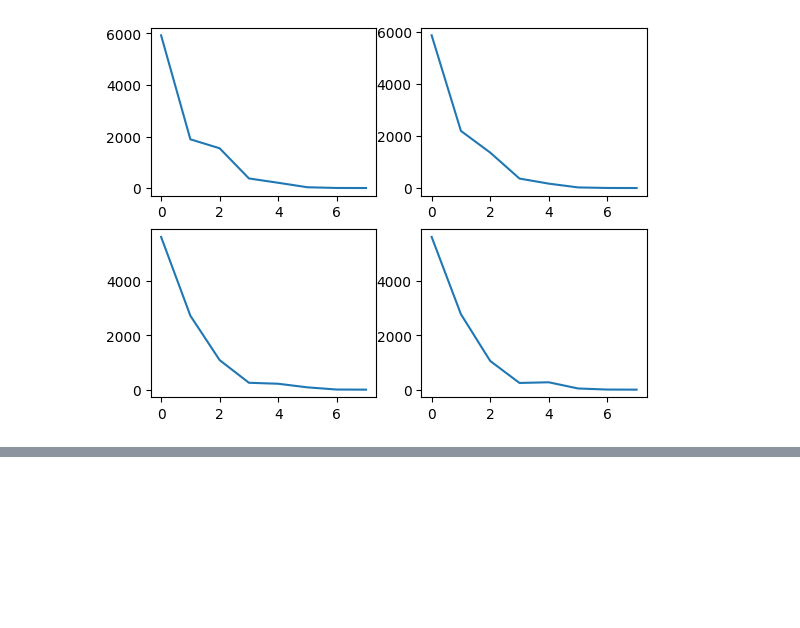
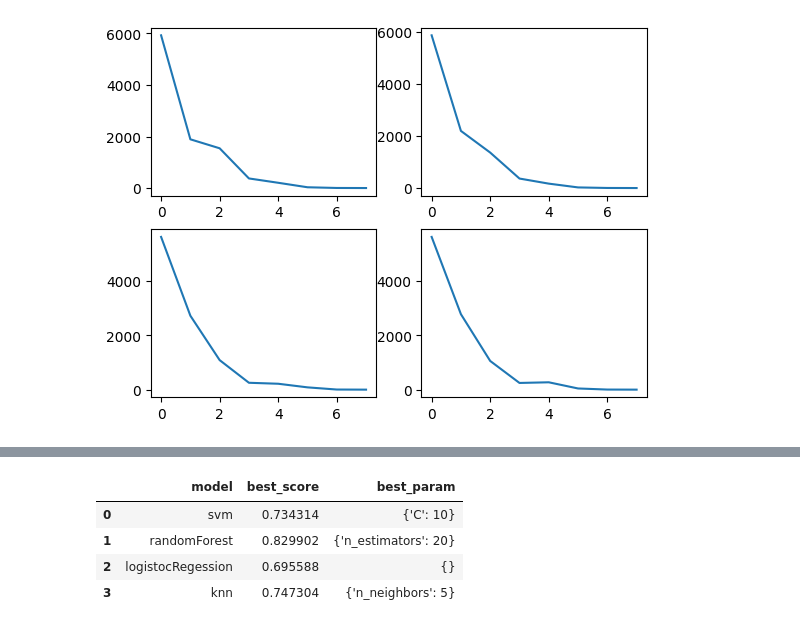
Before and after one commit to islem143/University-Projects, a Jupyter notebook: imed/tp1.ipynb, the cells around one changed output, grey strips where cells are left out. Drawn from its saved outputs; the diff is of its cells as text; code cells hidden in the pictures; blank space fills up the shorter version.

```diff
--- a/imed/tp1.ipynb
+++ b/imed/tp1.ipynb
@@ -132,0 +259,39 @@ with open('brain.csv', 'w', encoding='UTF8', newline='') as f:
+# %%
+arr=[]
+models={
+    "svm":{
+        "model":SVC,
+        "params":{
+            "C":[1,5,10]
+        }
+    },
+    "randomForest":{
+        "model":RandomForestClassifier,
+        "params":{
+            "n_estimators":[1,5,10,20,30,40,50]
+        }
+    },
+    "logistocRegession":{
+        "model":LogisticRegression,
+        "params":{}
+    },
+    "knn":{
+        "model":KNeighborsClassifier,
+        "params":{
+            "n_neighbors":[1,2,3,4,5,10]
+        }
+    }
+
+}
+scores=[]
+for key,value in models.items():
+
+    gscv=GridSearchCV(value["model"](),value["params"],cv=15,return_train_score=False)
+    gscv.fit(X,y)
+    scores.append({
+        "model":key,
+        "best_score":gscv.best_score_,
+        "best_param":gscv.best_params_
+    })
+
+scores
@@ -132,0 +309,9 @@ with open('brain.csv', 'w', encoding='UTF8', newline='') as f:
+# %%
+df=pd.DataFrame(scores)
+df
+# %% [output]
+|  | model | best_score | best_param |
+| 0 | svm | 0.734314 | {'C': 10} |
+| 1 | randomForest | 0.829902 | {'n_estimators': 20} |
+| 2 | logistocRegession | 0.695588 | {} |
+| 3 | knn | 0.747304 | {'n_neighbors': 5} |
```
Also changed, not shown: parts of 23 cells of this notebook.
